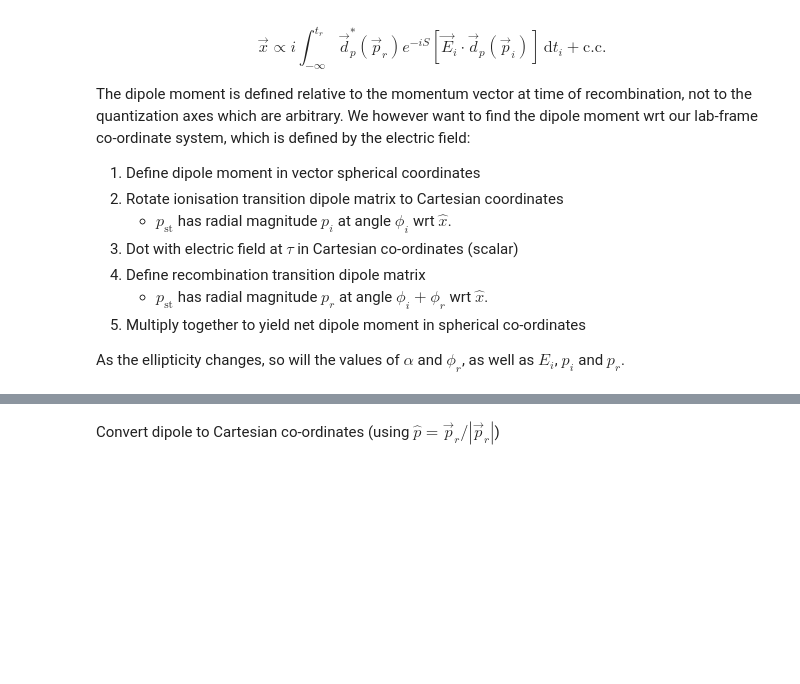
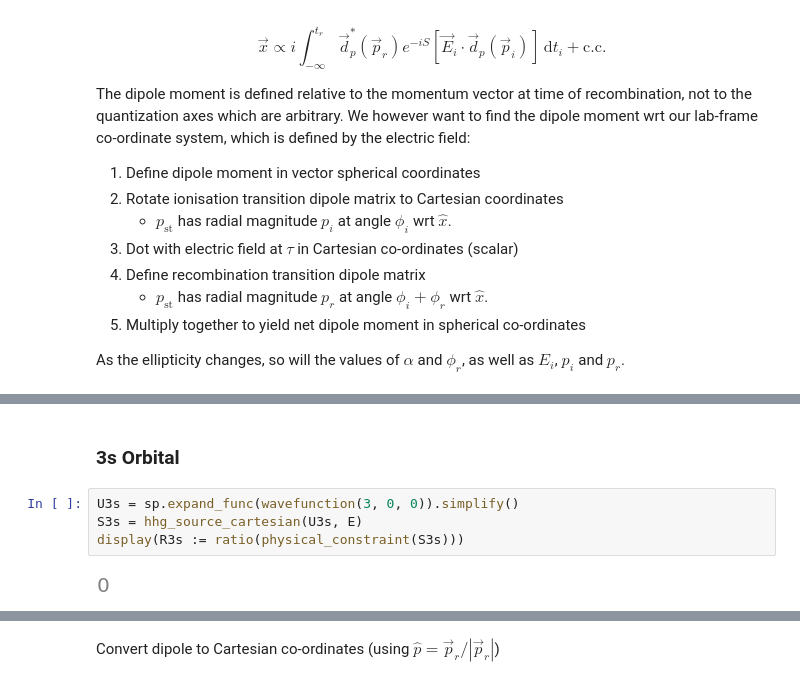
Before and after one commit to aswyatt/DA-Python, a Jupyter notebook: 2025-09/HHG/HHG Source.ipynb, the cells around one changed output, grey strips where cells are left out. Drawn from its saved outputs; the diff is of its cells as text; blank space fills up the shorter version.

```diff
--- a/2025-09/HHG/HHG Source.ipynb
+++ b/2025-09/HHG/HHG Source.ipynb
@@ -376,0 +389,8 @@ def hhg_source_spherical(upsilon, E):
+# %% [markdown]
+### 3s Orbital
+# %%
+U3s = sp.expand_func(wavefunction(3, 0, 0)).simplify()
+S3s = hhg_source_cartesian(U3s, E)
+display(R3s := ratio(physical_constraint(S3s)))
+# %% [output]
+[figure, added]
```
Also changed, not shown: parts of 27 cells of this notebook.
